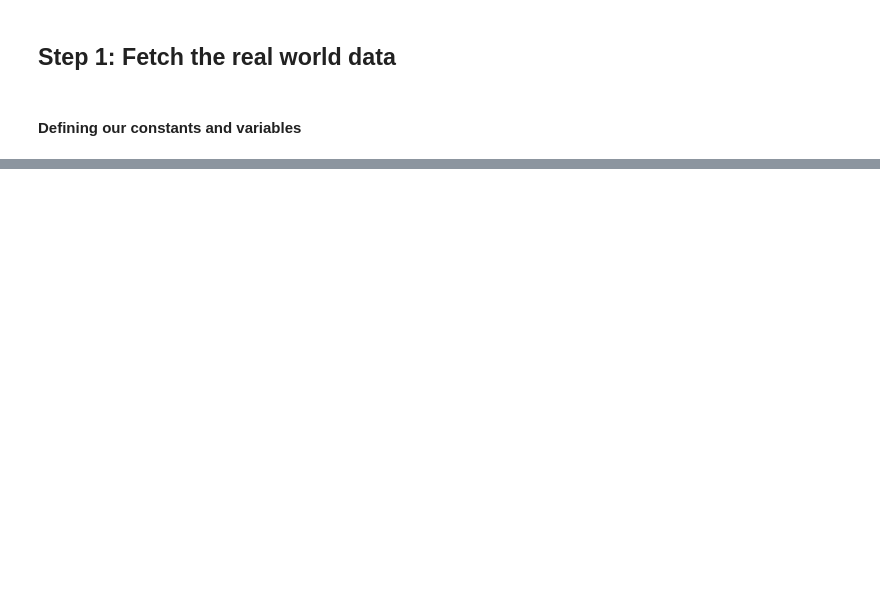
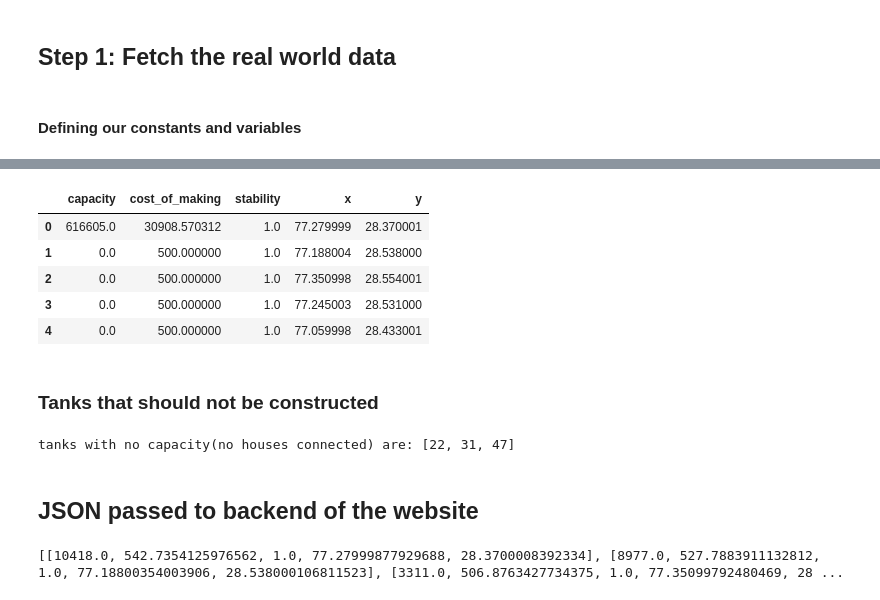
Before and after one commit to aviral36/RWHOptimiser, a Jupyter notebook: pipeline/ENTIRE_CODE_PIPELINE.ipynb, the cells around one changed output, grey strips where cells are left out. Drawn from its saved outputs; the diff is of its cells as text; code cells hidden in the pictures; blank space fills up the shorter version.

```diff
--- a/pipeline/ENTIRE_CODE_PIPELINE.ipynb
+++ b/pipeline/ENTIRE_CODE_PIPELINE.ipynb
@@ -64,0 +199,7 @@ Index(['x', 'y'], dtype='object')
+# %%
+tanks = pd.read_csv("tanks_loc.csv")
+houses = pd.read_csv("data.csv")
+
+print(houses.head(3))
+print()
+print(tanks.head(3))
@@ -64,0 +331,16 @@ Index(['x', 'y'], dtype='object')
+# %%
+cost_of_setting_jth_tank = []
+for j in range(len(tanks_houses)):
+    houses_linked_to_tank = tanks_houses[j]
+    cost = 0
+    if capacity_of_jth_tank[j] >0:
+        cost = houses.cost_per_liters_tank_per_house[j]
+    else :
+        cost = 0
+
+    for house_index in (houses_linked_to_tank):
+        cost += CIJ[house_index][j]
+
+    cost_of_setting_jth_tank.append(cost)
+
+zip(cost_of_setting_jth_tank) # TODO
@@ -64,0 +365,37 @@ Index(['x', 'y'], dtype='object')
+# %%
+# giving the data to the backend of our web application
+import numpy as np
+import codecs, json
+
+List = [{} for j in range(NUM_TANKS)]
+
+for j in range(NUM_TANKS):
+    List[j]['x'] = tanks['tanks_x'].iloc[j].astype('float32')
+    List[j]['y'] = tanks['tanks_y'].iloc[j].astype('float32')
+    List[j]['stability'] = 1.00
+    List[j]['capacity'] = capacity_of_jth_tank[j].astype('float32')
+    List[j]['cost_of_making'] = cost_of_setting_jth_tank[j].astype('float32')
+
+temp = pd.DataFrame(List)
+temp.head()
+# %% [output]
+|  | capacity | cost_of_making | stability | x | y |
+| 0 | 616605.0 | 30908.570312 | 1.0 | 77.279999 | 28.370001 |
+| 1 | 0.0 | 500.000000 | 1.0 | 77.188004 | 28.538000 |
+| 2 | 0.0 | 500.000000 | 1.0 | 77.350998 | 28.554001 |
+| 3 | 0.0 | 500.000000 | 1.0 | 77.245003 | 28.531000 |
+| 4 | 0.0 | 500.000000 | 1.0 | 77.059998 | 28.433001 |
+# %% [markdown]
+### Tanks that should not be constructed
+# %%
+print('tanks with no capacity(no houses connected) are:', [tank for tank in range(len(capacity_of_jth_tank)) if capacity_of_jth_tank[tank]==0])
+# %% [output]
+tanks with no capacity(no houses connected) are: [22, 31, 47]
+# %% [markdown]
+## JSON passed to backend of the website
+# %%
+values = temp.values
+print(json.dumps(values.tolist())) # TODO
+# FINAL
+# %% [output]
+[[10418.0, 542.7354125976562, 1.0, 77.27999877929688, 28.3700008392334], [8977.0, 527.7883911132812, 1.0, 77.18800354003906, 28.538000106811523], [3311.0, 506.8763427734375, 1.0, 77.35099792480469, 28 ...
```
Also changed, not shown: parts of 21 cells of this notebook, 4 other files.
